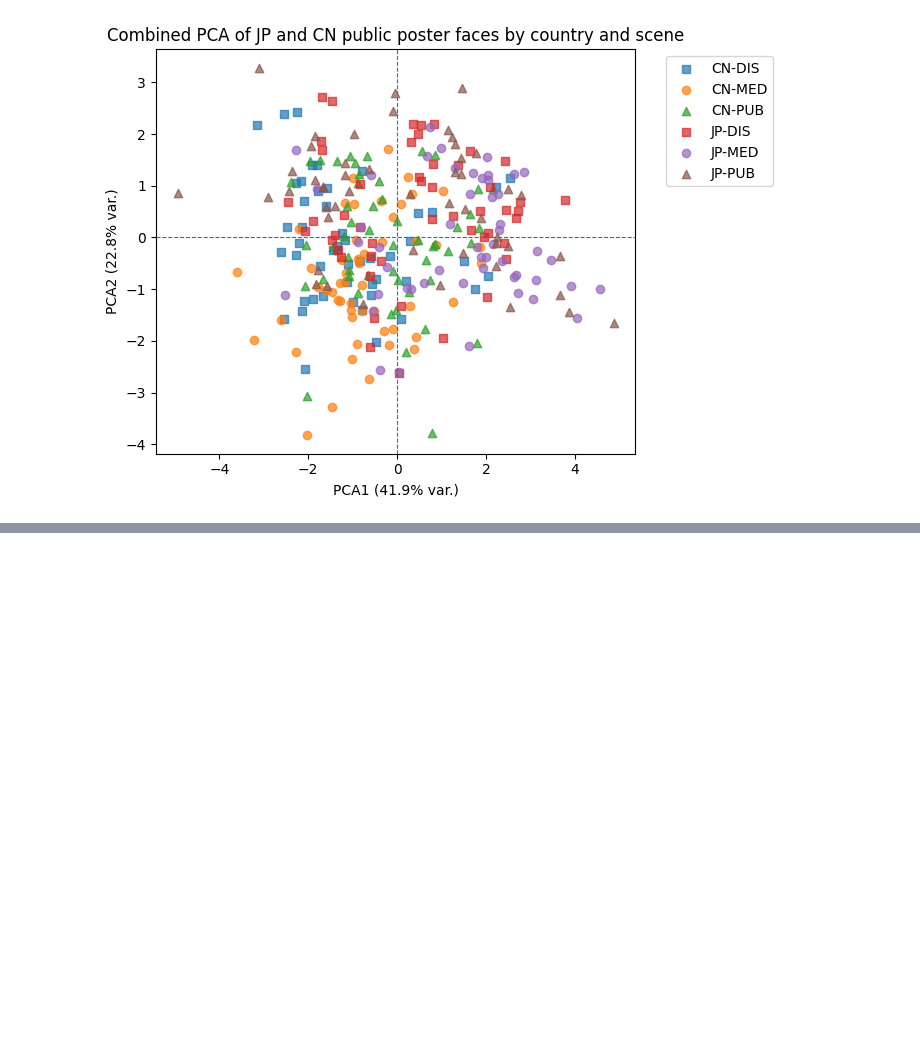
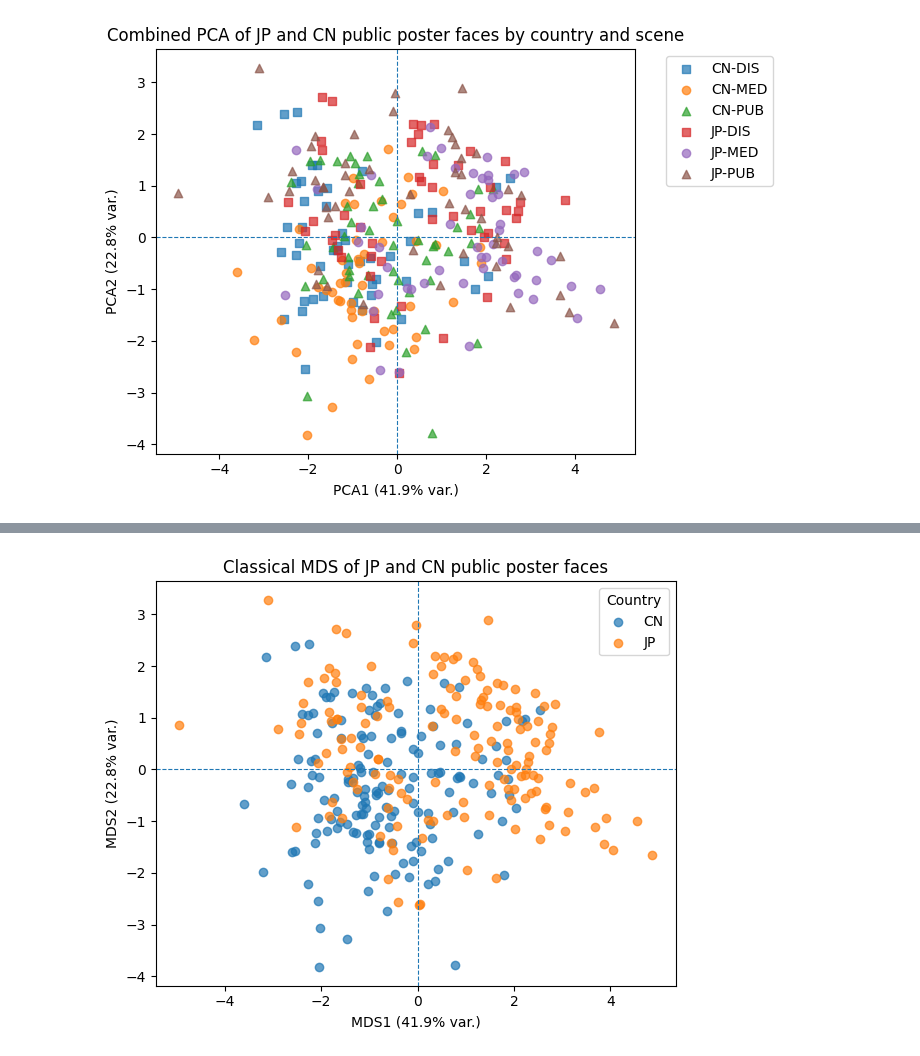
Before and after one commit to lizzie-qing/Avatar-Demo, a Jupyter notebook: poster_face_analysis_compare_JP_CN.ipynb, the cells around one changed output, grey strips where cells are left out. Drawn from its saved outputs; the diff is of its cells as text; code cells hidden in the pictures; blank space fills up the shorter version.

```diff
--- a/poster_face_analysis_compare_JP_CN.ipynb
+++ b/poster_face_analysis_compare_JP_CN.ipynb
@@ -710,0 +824,29 @@ files.download(zip_path + ".zip")
+# %%
+plt.figure(figsize=(6, 5))
+
+for country, group_df in mds_df.groupby("Country"):
+    plt.scatter(
+        group_df["MDS1"],
+        group_df["MDS2"],
+        label=country,
+        alpha=0.7
+    )
+
+plt.axhline(0, linestyle="--", linewidth=0.8)
+plt.axvline(0, linestyle="--", linewidth=0.8)
+
+plt.xlabel(f"MDS1 ({mds_explained[0]*100:.1f}% var.)")
+plt.ylabel(f"MDS2 ({mds_explained[1]*100:.1f}% var.)")
+plt.title("Classical MDS of JP and CN public poster faces")
+plt.legend(title="Country")
+plt.tight_layout()
+
+png_path = ADV_DIR / "classical_mds_JP_CN_by_country.png"
+pdf_path = ADV_DIR / "classical_mds_JP_CN_by_country.pdf"
+
+plt.savefig(png_path, dpi=300, bbox_inches="tight")
+plt.savefig(pdf_path, bbox_inches="tight")
+plt.show()
+plt.close()
+# %% [output]
+[figure, added]
```
Also changed, not shown: parts of 8 cells of this notebook.
